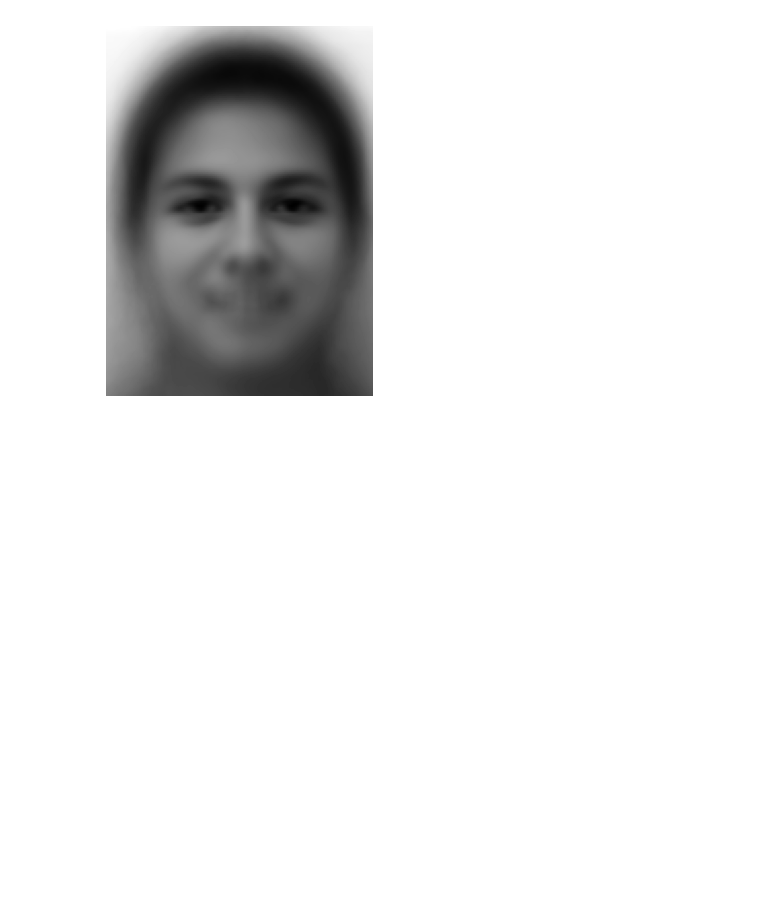
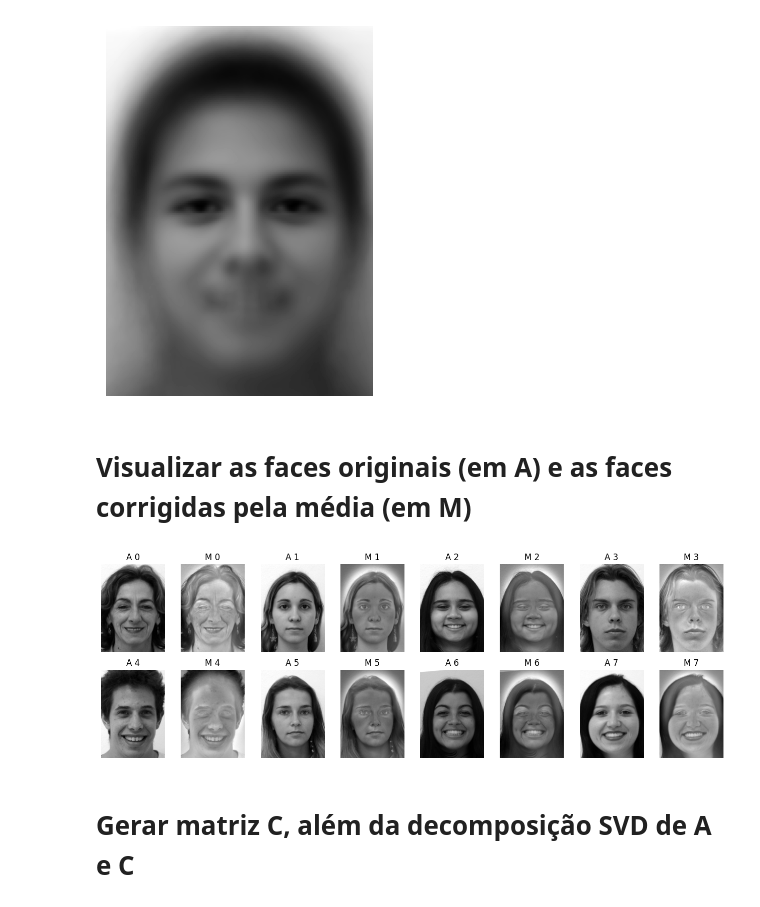
Before and after one commit to Gustavo-Murilo/Eigenfaces_EMAP, a Jupyter notebook: eigen_FEI.ipynb, the cells around one changed output. Drawn from its saved outputs; the diff is of its cells as text; code cells hidden in the pictures; blank space fills up the shorter version.

```diff
--- a/eigen_FEI.ipynb
+++ b/eigen_FEI.ipynb
@@ -31,3 +31,11 @@ M = A - face_media
 utl.plotar_imagem(face_media)
 # %% [output]
 [figure]
+# %% [markdown]
+# Visualizar as faces originais (em A) e as faces corrigidas pela média (em M)
+# %%
+utl.plotar_grade_alternada((A,M), ('A','M'), True, 2, 8, (16,5), '')
+# %% [output]
+[figure, added]
+# %% [markdown]
+# Gerar matriz C, além da decomposição SVD de A e C
```
Also changed, not shown: parts of 16 cells of this notebook, 3 other files.
